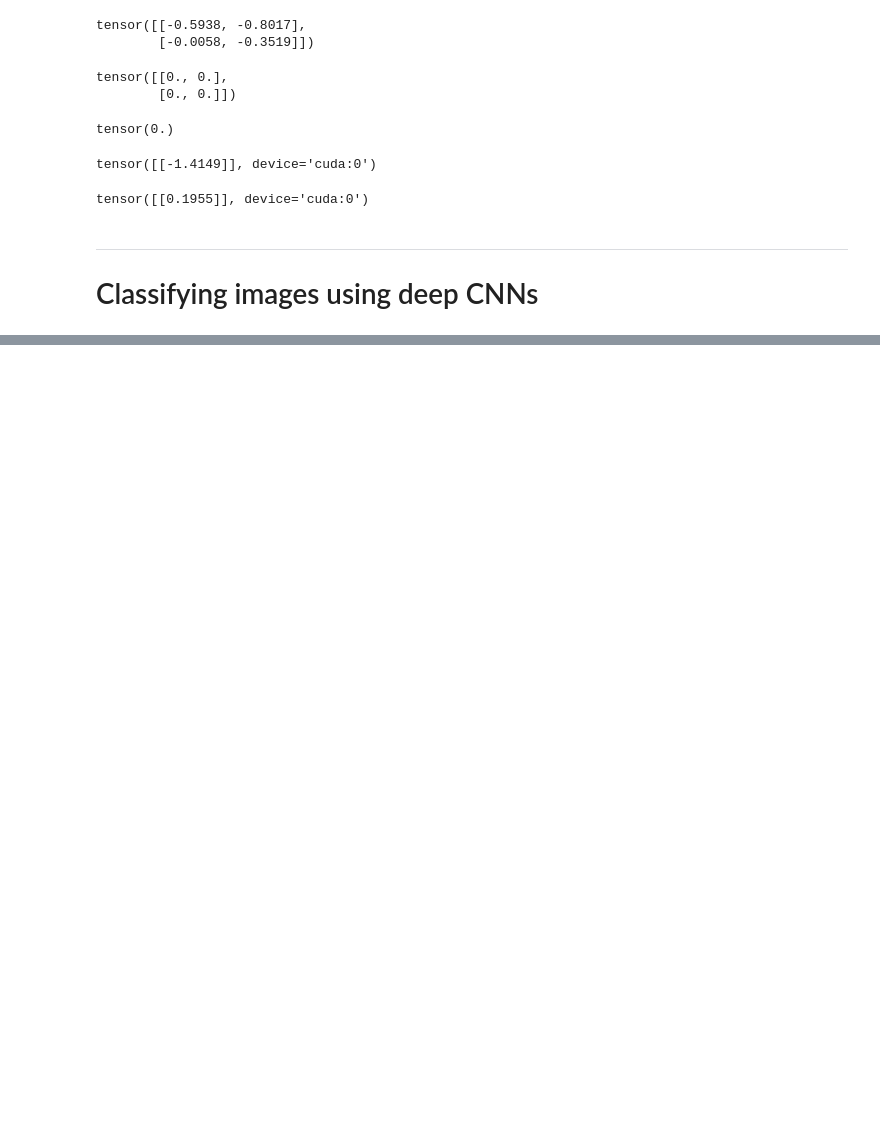
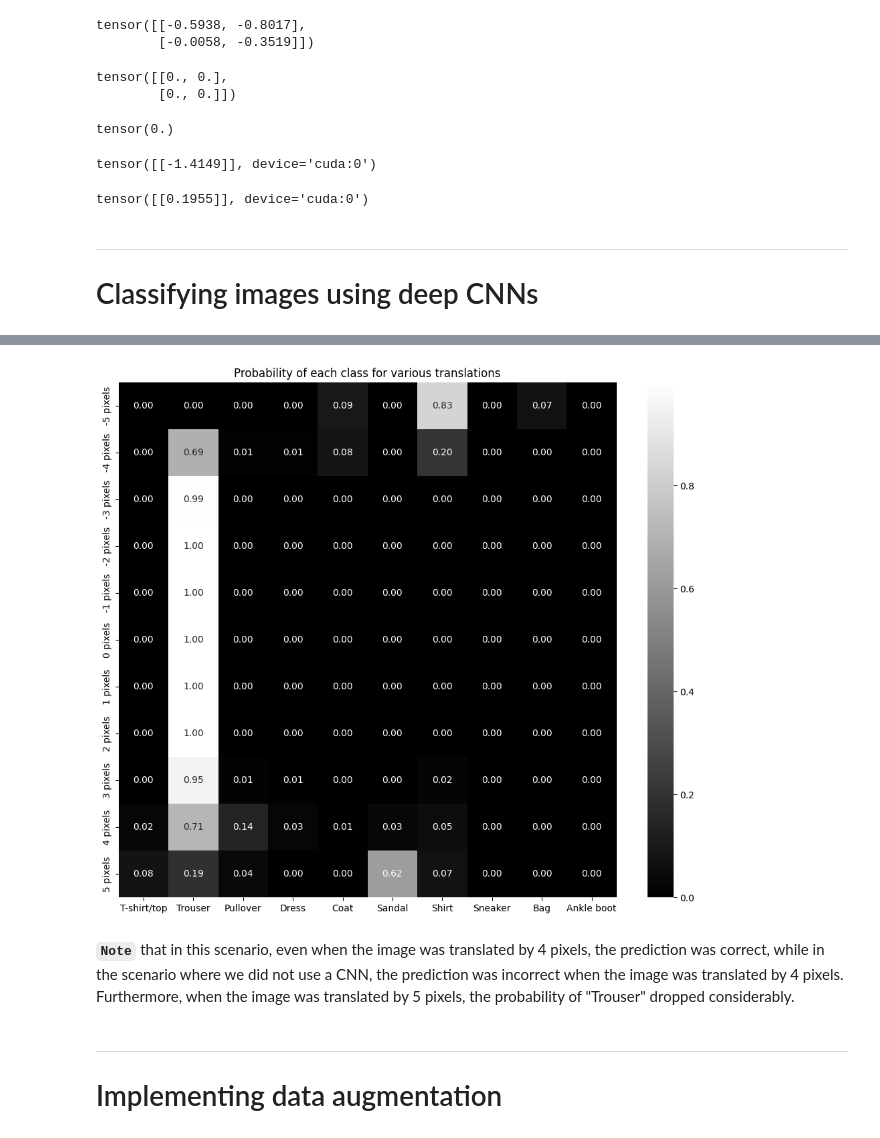
Before and after one commit to Elbhnasy/Modern-Computer-Vision-with-PyTorch-Summary, a Jupyter notebook: Chapter04/ch4.ipynb, the cells around one changed output, grey strips where cells are left out. Cells and saved outputs as stored; diff of their text form; code cells hidden in the pictures; blank space fills up the shorter version.

```diff
--- a/Chapter04/ch4.ipynb
+++ b/Chapter04/ch4.ipynb
@@ -693,0 +902,13 @@ tensor([[0.1955]], device='cuda:0')
+# %%
+# 1. Translate the image between -5 pixels to +5 pixels and predict its class
+preds = []
+ix = 24300
+for px in range(-5,6):
+    img = tr_images[ix]/255.
+    img = img.view(28, 28)
+    img2 = np.roll(img, px, axis=1)
+    plt.imshow(img2)
+    plt.show()
+    img3 = torch.Tensor(img2).view(-1,1,28,28).to(device)
+    np_output = model(img3).cpu().detach().numpy()
+    preds.append(np.exp(np_output)/np.sum(np.exp(np_output)))
@@ -693,0 +927,14 @@ tensor([[0.1955]], device='cuda:0')
+# %%
+# 2. Plot the probability of the classes across various translations
+import seaborn as sns
+fig, ax = plt.subplots(1,1, figsize=(12,10))
+plt.title('Probability of each class for various translations')
+sns.heatmap(np.array(preds).reshape(11,10), annot=True, ax=ax, fmt='.2f', xticklabels=fmnist.classes, yticklabels=[str(i)+str(' pixels') for i in range(-5,6)], cmap='gray')
+plt.show()
+# %% [output]
+[figure, added]
+# %% [markdown]
+**`Note`** that in this scenario, even when the image was translated by 4 pixels, the prediction was correct, while in the scenario where we did not use a CNN, the prediction was incorrect when the image was translated by 4 pixels. Furthermore, when the image was translated by 5 pixels, the probability of "Trouser" dropped considerably.
+# %% [markdown]
+---
+# Implementing data augmentation
```
Also changed, not shown: parts of 19 cells of this notebook.
